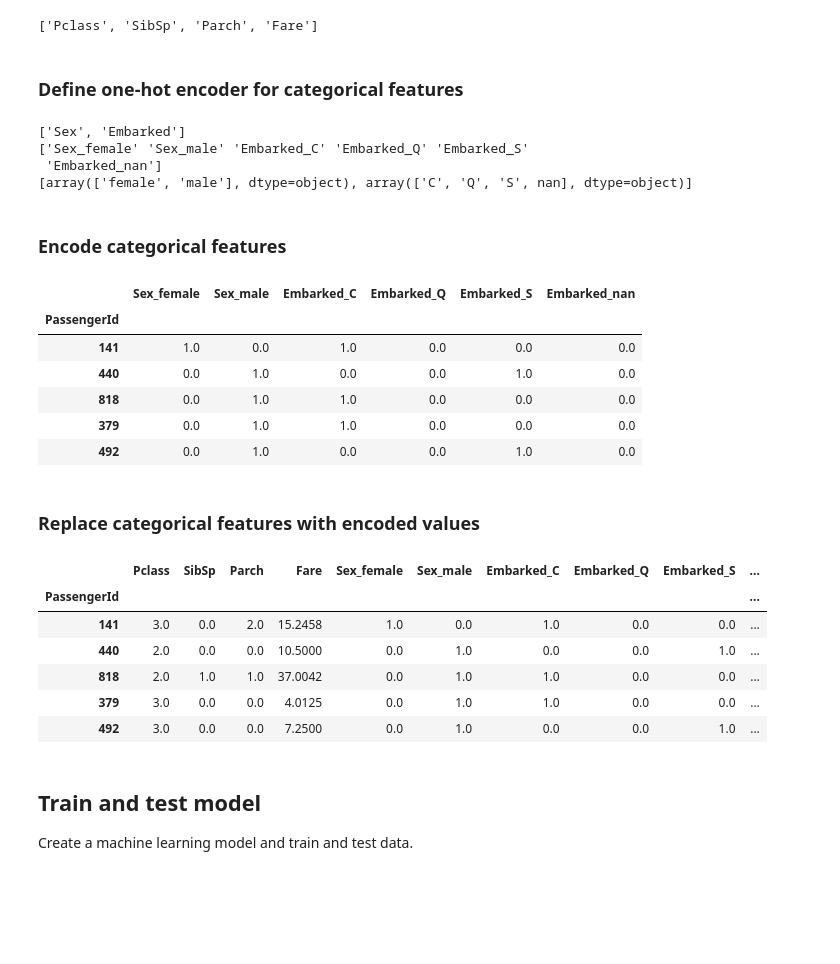
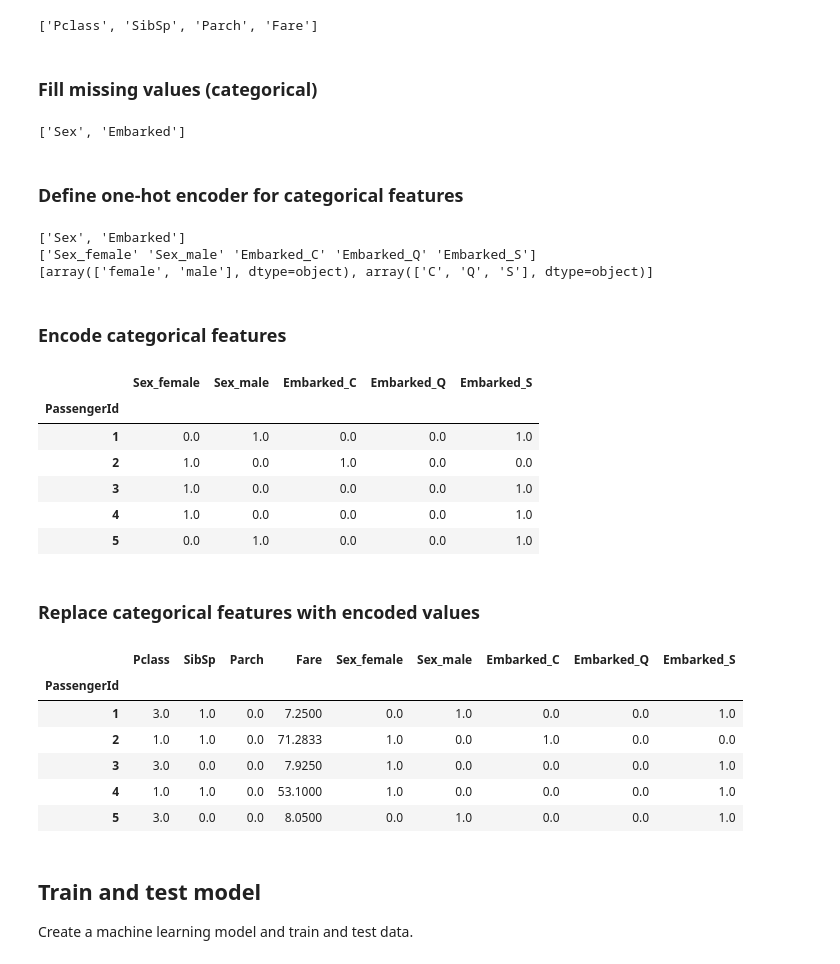
Before and after one commit to dev0410/Titanic-Machine_Learning_from_Disaster, a Jupyter notebook: code.ipynb, the cells around one changed output. Cells and saved outputs as stored; diff of their text form; code cells hidden in the pictures; blank space fills up the shorter version.

Commit message:
Fixed Embarked feature

```diff
--- a/code.ipynb
+++ b/code.ipynb
@@ -105,10 +105,10 @@ Split data into input and label data and also split train data into train and va
 # %% [markdown]
 ### Split data into input and label data
 # %%
-input_data = df_train.drop('Survived', axis=1)
-label_data = df_train['Survived']
+x_train = df_train.drop('Survived', axis=1)
+y_train = df_train['Survived']
 x_test = df_test.copy()
-print(input_data.shape)
+print(x_train.shape)
 print(x_test.shape)
 # %% [output]
 (891, 10)
@@ -118,3 +115,0 @@ print(x_test.shape)
-# %%
-x_train, x_valid, y_train, y_valid = train_test_split(input_data, label_data, test_size=0.2, random_state=0)
-x_train.head()
@@ -171,12 +150,24 @@ numerical_features = [column for column in x_train.columns if x_train[column].dt
 print(numerical_features)
 
 # fill missing values
-imputer = KNNImputer(n_neighbors=5)
+imputer = SimpleImputer()
 x_train[numerical_features] = imputer.fit_transform(x_train[numerical_features])
-x_valid[numerical_features] = imputer.transform(x_valid[numerical_features])
 x_test[numerical_features] = imputer.transform(x_test[numerical_features])
 # %% [output]
 ['Pclass', 'SibSp', 'Parch', 'Fare']
+# %% [markdown]
+### Fill missing values (categorical)
+# %%
+# find all numerical features
+categorical_features = [column for column in x_train.columns if x_train[column].dtype == object]
+print(categorical_features)
+
+# fill missing values
+imputer = SimpleImputer(strategy="most_frequent")
+x_train[categorical_features] = imputer.fit_transform(x_train[categorical_features])
+x_test[categorical_features] = imputer.transform(x_test[categorical_features])
+# %% [output]
+['Sex', 'Embarked']
 # %% [markdown]
 ### Define one-hot encoder for categorical features
 # %%
@@ -192,44 +183,40 @@ print(new_feature_names)
 print(encoder.categories_)
 # %% [output]
 ['Sex', 'Embarked']
-['Sex_female' 'Sex_male' 'Embarked_C' 'Embarked_Q' 'Embarked_S'
- 'Embarked_nan']
-[array(['female', 'male'], dtype=object), array(['C', 'Q', 'S', nan], dtype=object)]
+['Sex_female' 'Sex_male' 'Embarked_C' 'Embarked_Q' 'Embarked_S']
+[array(['female', 'male'], dtype=object), array(['C', 'Q', 'S'], dtype=object)]
 # %% [markdown]
 ### Encode categorical features
 # %%
 x_train_encoded = pd.DataFrame(encoder.transform(x_train[categorical_features]).toarray(), columns=new_feature_names, index=x_train.index)
-x_valid_encoded = pd.DataFrame(encoder.transform(x_valid[categorical_features]).toarray(), columns=new_feature_names, index=x_valid.index)
 x_test_encoded = pd.DataFrame(encoder.transform(x_test[categorical_features]).toarray(), columns=new_feature_names, index=x_test.index)
 x_train_encoded.head()
 # %% [output]
-|  | Sex_female | Sex_male | Embarked_C | Embarked_Q | Embarked_S | Embarked_nan |
-| PassengerId |  |  |  |  |  |  |
-| 141 | 1.0 | 0.0 | 1.0 | 0.0 | 0.0 | 0.0 |
-| 440 | 0.0 | 1.0 | 0.0 | 0.0 | 1.0 | 0.0 |
-| 818 | 0.0 | 1.0 | 1.0 | 0.0 | 0.0 | 0.0 |
-| 379 | 0.0 | 1.0 | 1.0 | 0.0 | 0.0 | 0.0 |
-| 492 | 0.0 | 1.0 | 0.0 | 0.0 | 1.0 | 0.0 |
+|  | Sex_female | Sex_male | Embarked_C | Embarked_Q | Embarked_S |
+| PassengerId |  |  |  |  |  |
+| 1 | 0.0 | 1.0 | 0.0 | 0.0 | 1.0 |
+| 2 | 1.0 | 0.0 | 1.0 | 0.0 | 0.0 |
+| 3 | 1.0 | 0.0 | 0.0 | 0.0 | 1.0 |
+| 4 | 1.0 | 0.0 | 0.0 | 0.0 | 1.0 |
+| 5 | 0.0 | 1.0 | 0.0 | 0.0 | 1.0 |
 # %% [markdown]
 ### Replace categorical features with encoded values
 # %%
 x_train = x_train.drop(categorical_features, axis=1)
-x_valid = x_valid.drop(categorical_features, axis=1)
 x_test = x_test.drop(categorical_features, axis=1)
 
 x_train = x_train.join(x_train_encoded)
-x_valid = x_valid.join(x_valid_encoded)
 x_test = x_test.join(x_test_encoded)
 
 x_train.head()
 # %% [output]
-|  | Pclass | SibSp | Parch | Fare | Sex_female | Sex_male | Embarked_C | Embarked_Q | Embarked_S | ... |
-| PassengerId |  |  |  |  |  |  |  |  |  | ... |
-| 141 | 3.0 | 0.0 | 2.0 | 15.2458 | 1.0 | 0.0 | 1.0 | 0.0 | 0.0 | ... |
-| 440 | 2.0 | 0.0 | 0.0 | 10.5000 | 0.0 | 1.0 | 0.0 | 0.0 | 1.0 | ... |
-| 818 | 2.0 | 1.0 | 1.0 | 37.0042 | 0.0 | 1.0 | 1.0 | 0.0 | 0.0 | ... |
-| 379 | 3.0 | 0.0 | 0.0 | 4.0125 | 0.0 | 1.0 | 1.0 | 0.0 | 0.0 | ... |
-| 492 | 3.0 | 0.0 | 0.0 | 7.2500 | 0.0 | 1.0 | 0.0 | 0.0 | 1.0 | ... |
+|  | Pclass | SibSp | Parch | Fare | Sex_female | Sex_male | Embarked_C | Embarked_Q | Embarked_S |
+| PassengerId |  |  |  |  |  |  |  |  |  |
+| 1 | 3.0 | 1.0 | 0.0 | 7.2500 | 0.0 | 1.0 | 0.0 | 0.0 | 1.0 |
+| 2 | 1.0 | 1.0 | 0.0 | 71.2833 | 1.0 | 0.0 | 1.0 | 0.0 | 0.0 |
+| 3 | 3.0 | 0.0 | 0.0 | 7.9250 | 1.0 | 0.0 | 0.0 | 0.0 | 1.0 |
+| 4 | 1.0 | 1.0 | 0.0 | 53.1000 | 1.0 | 0.0 | 0.0 | 0.0 | 1.0 |
+| 5 | 3.0 | 0.0 | 0.0 | 8.0500 | 0.0 | 1.0 | 0.0 | 0.0 | 1.0 |
 # %% [markdown]
 ## Train and test model
 Create a machine learning model and train and test data.
```
Also changed, not shown: parts of 8 cells of this notebook.
